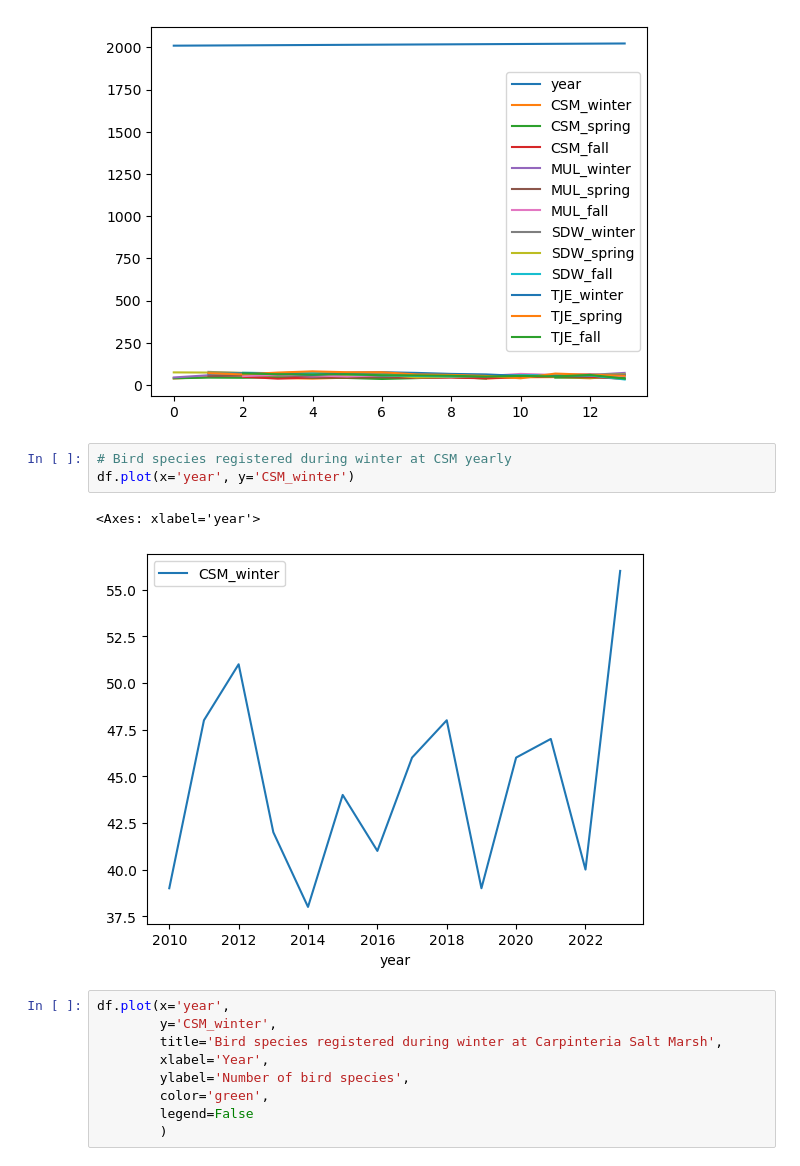
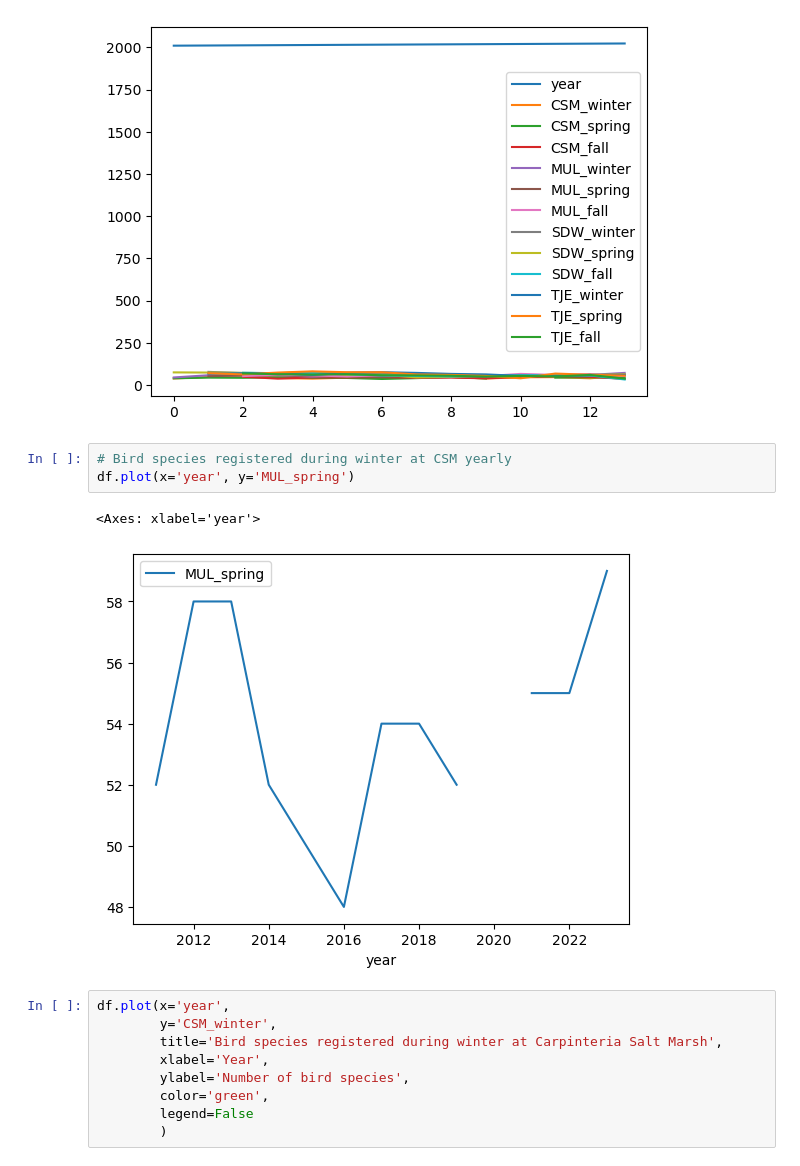
Before and after one commit to eowen19/eds220-in-class, a Jupyter notebook: week-1-basic-plotting.ipynb, the cells around one changed output. Drawn from its saved outputs; the diff is of its cells as text.

```diff
--- a/week-1-basic-plotting.ipynb
+++ b/week-1-basic-plotting.ipynb
@@ -21,10 +22,10 @@ df.plot()
 [figure]
 # %%
 # Bird species registered during winter at CSM yearly
-df.plot(x='year', y='CSM_winter')
+df.plot(x='year', y='MUL_spring')
 # %% [output]
 <Axes: xlabel='year'>
-[figure, old version]
+[figure, new version]
 # %%
 df.plot(x='year',
         y='CSM_winter',
```
Also changed, not shown: parts of 1 cell of this notebook, 2 other files.
